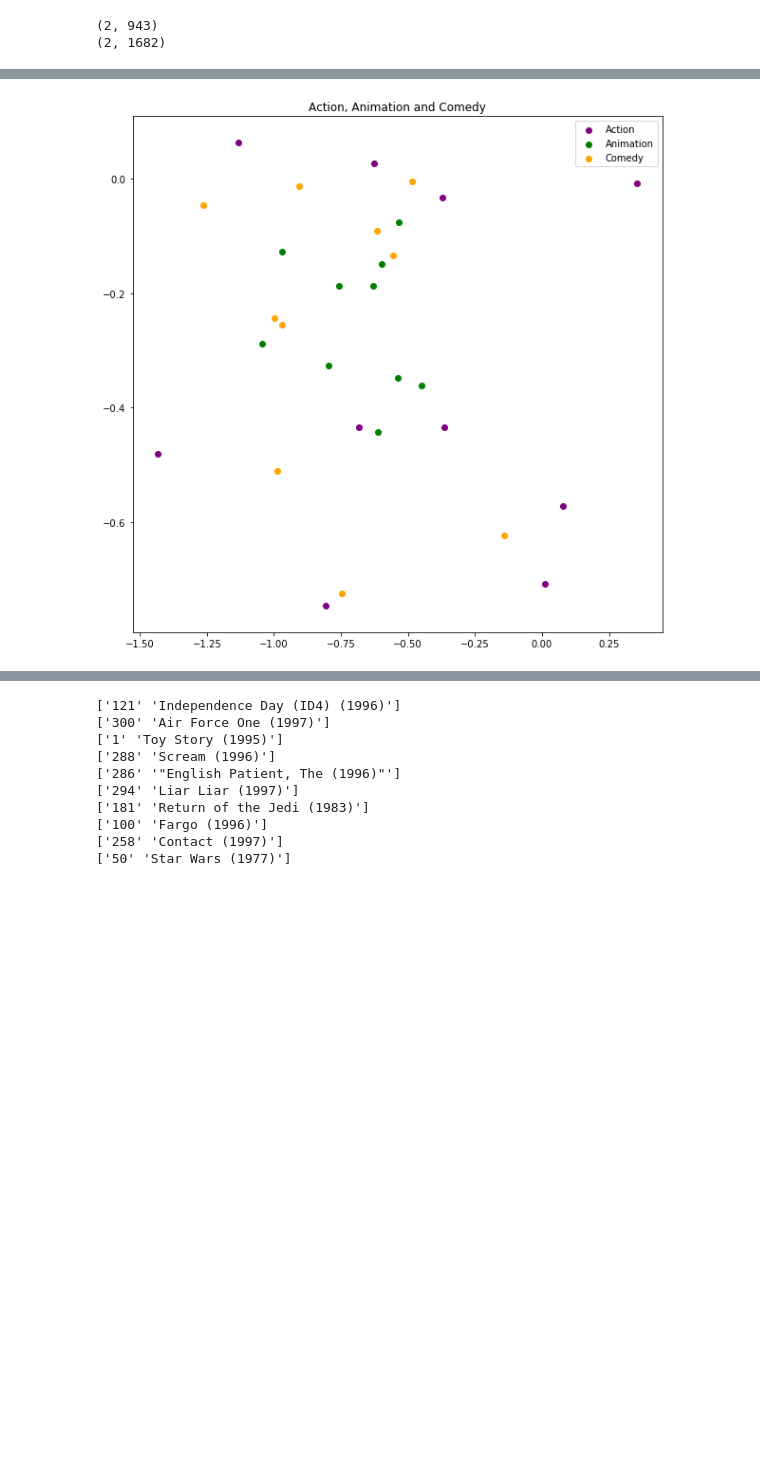
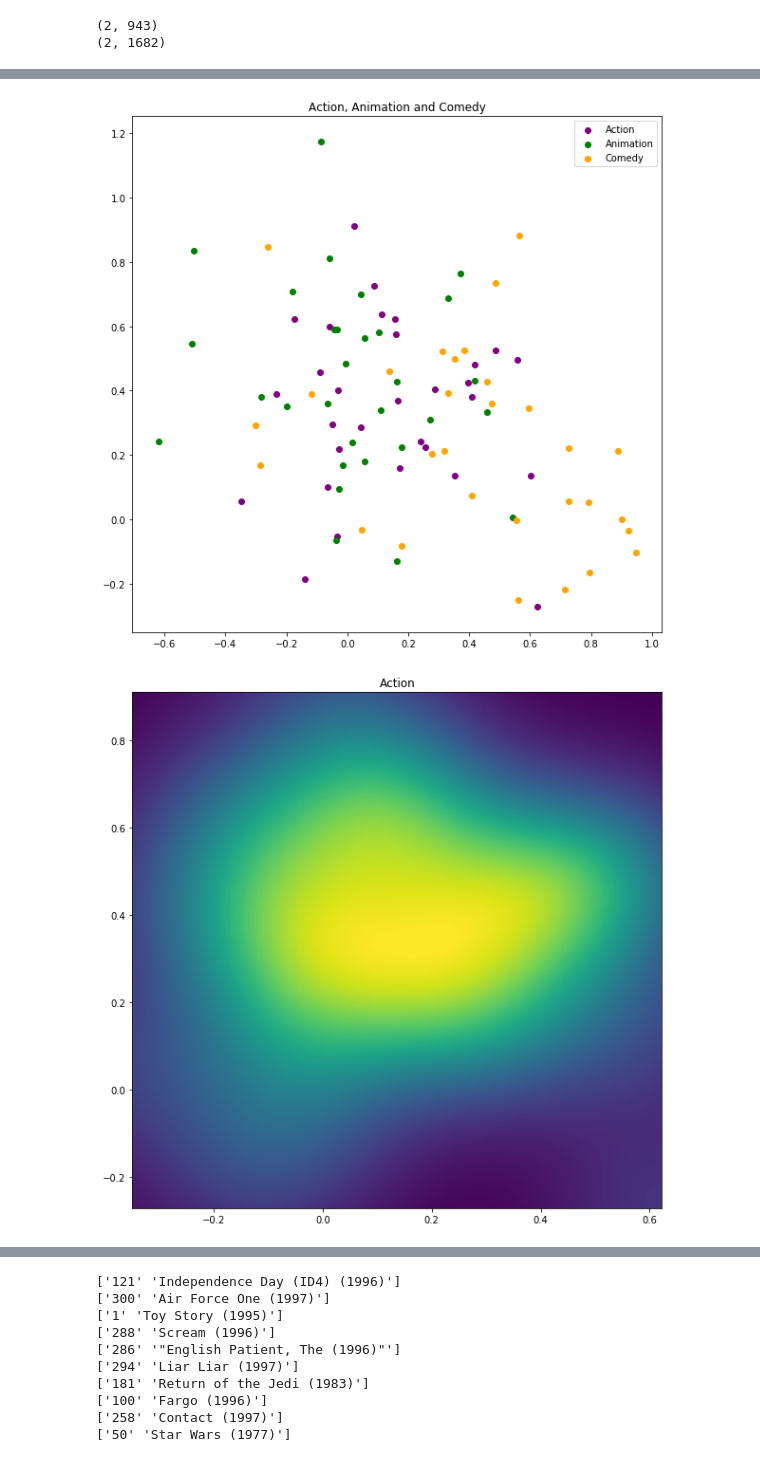
Before and after one commit to jwcomo66/miniproject2, a Jupyter notebook: MP2-bias.ipynb, the cells around one changed output, grey strips where cells are left out. Cells and saved outputs as stored; diff of their text form; code cells hidden in the pictures; blank space fills up the shorter version.

Commit message:
Matrix Visualizations with density graphs

```diff
--- a/MP2-bias.ipynb
+++ b/MP2-bias.ipynb
@@ -300,9 +300,9 @@ rating = []
 for i in range(len(genre_1)):
     if genre_1[i] == '1':
         genre_1_movieid.append(genres[i][0])
-m1 = np.zeros([2, 10])
+m1 = np.zeros([2, 30])
 for i in range(2):
-    for j in range(10):
+    for j in range(30):
         index = genre_1_movieid[j]
         #(int(index))
         m1[i][j] = V_s[i][int(index) - 1 ]
@@ -314,9 +314,9 @@ rating2 = []
 for i in range(len(genre_2)):
     if genre_2[i] == '1' and genres[i][0] not in genre_1_movieid:
         genre_2_movieid.append(genres[i][0])
-m2 = np.zeros([2, 10])
+m2 = np.zeros([2, 30])
 for i in range(2):
-    for j in range(10):
+    for j in range(30):
         index = genre_2_movieid[j]
         m2[i][j] = V_s[i][int(index) - 1]
 
@@ -327,42 +327,78 @@ rating3 = []
 for i in range(len(genre_3)):
     if genre_3[i] == '1' and genres[i][0] not in genre_1_movieid and genres[i][0] not in genre_2_movieid:
         genre_3_movieid.append(genres[i][0])
-m3 = np.zeros([2, 10])
+m3 = np.zeros([2, 30])
 for i in range(2):
-    for j in range(10):
+    for j in range(30):
         index = genre_3_movieid[j]
         m3[i][j] = V_s[i][int(index) - 1]
+movie_ids1 = genre_1_movieid[:30]
+movie_ids2 = genre_2_movieid[:30]
+movie_ids3 = genre_3_movieid[:30]
+from scipy.stats import kde
+fig, ax = plt.subplots()
 
-movie_ids1 = genre_1_movieid[:10]
-movie_ids2 = genre_2_movieid[:10]
-movie_ids3 = genre_3_movieid[:10]
+# Evaluate a gaussian kde on a regular grid of nbins x nbins over data extents
+nbins=300
+k = kde.gaussian_kde([m1[0],m1[1]])
+xi, yi = np.mgrid[m1[0].min():m1[0].max():nbins*1j, m1[1].min():m1[1].max():nbins*1j]
+zi = k(np.vstack([xi.flatten(), yi.flatten()]))
 
-fig, ax = plt.subplots()
+k1 = kde.gaussian_kde([m2[0],m2[1]])
+xi1, yi1 = np.mgrid[m2[0].min():m2[0].max():nbins*1j, m2[1].min():m2[1].max():nbins*1j]
+zi1 = k(np.vstack([xi1.flatten(), yi1.flatten()]))
+
+k2 = kde.gaussian_kde([m3[0],m3[1]])
+xi2, yi2 = np.mgrid[m3[0].min():m3[0].max():nbins*1j, m3[1].min():m3[1].max():nbins*1j]
+zi2 = k(np.vstack([xi2.flatten(), yi2.flatten()]))
+
+# Make the plot
+
 plt.scatter(m1[0], m1[1], color = "purple")
 plt.scatter(m2[0], m2[1], color = "green")
 plt.scatter(m3[0], m3[1], color = "orange")
 plt.legend(["Action", "Animation", 'Comedy'])
+plt.title("Action, Animation and Comedy")
+plt.show()
+plt.pcolormesh(xi, yi, zi.reshape(xi.shape))
+plt.title("Action")
+plt.show()
+plt.pcolormesh(xi1, yi1, zi1.reshape(xi1.shape))
+plt.title("Animation")
+plt.show()
+plt.pcolormesh(xi2, yi2, zi2.reshape(xi2.shape))
+plt.title("Comedy")
+plt.show()
 
-plt.title("Action, Animation and Comedy")
+
+#plt.imshow(combine, cmap='hot', interpolation='nearest')
+#plt.imshow(combine1, cmap='hot', interpolation='nearest')
+#plt.imshow(combine2, cmap='hot', interpolation='nearest')
+
+#plt.scatter(m1[0], m1[1], color = "purple")
+#plt.scatter(m2[0], m2[1], color = "green")
+#plt.scatter(m3[0], m3[1], color = "orange")
+
 
 
 ##### comment this part out to erase labels
 
 # for i, movie_id in enumerate(movie_ids1):
 #     title = str(titles[int(movie_id) - 1][1])
 #     print(title)
 #     ax.annotate("  " + title, (m1[0][i], m1[1][i]))
 
 # for i, movie_id in enumerate(movie_ids2):
 #     title = str(titles[int(movie_id) - 1][1])
 #     print(title)
 #     ax.annotate("  " + title, (m2[0][i], m2[1][i]))
 
 # for i, movie_id in enumerate(movie_ids3):
 #     title = str(titles[int(movie_id) - 1][1])
 #     print(title)
 #     ax.annotate("  " + title, (m3[0][i], m3[1][i]))
 
-plt.show()
+#plt.show()
 # %% [output]
-[figure, old version]
+[figure, new version]
+[figure, added]
```
Also changed, not shown: parts of 9 cells of this notebook.
